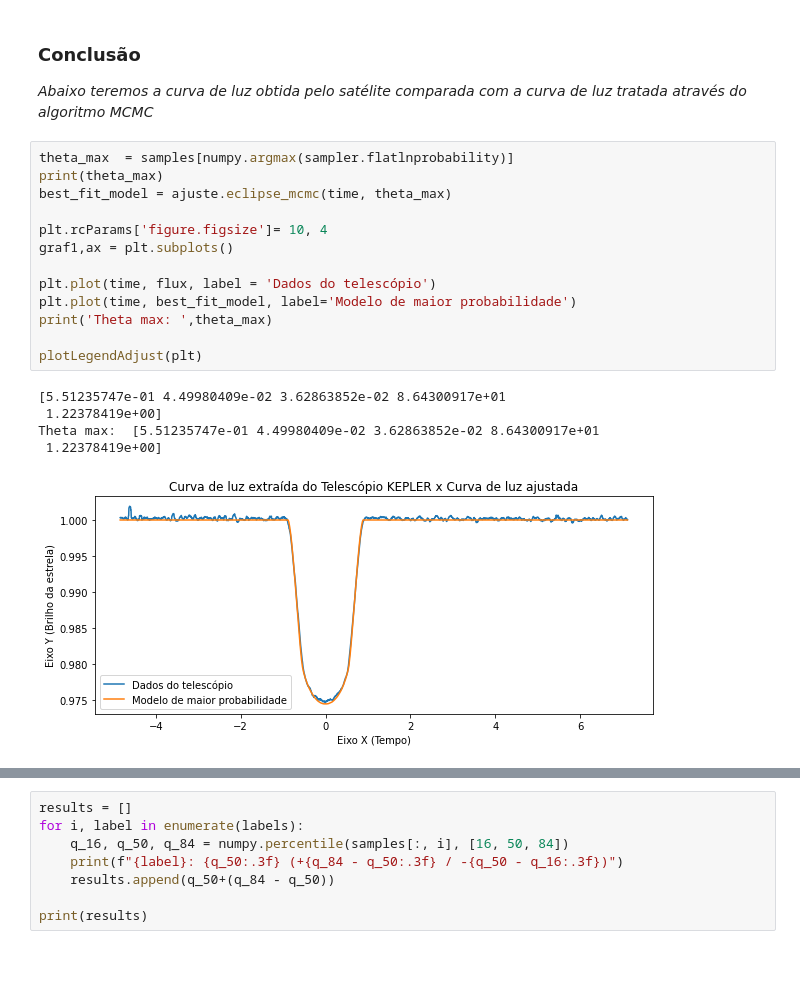
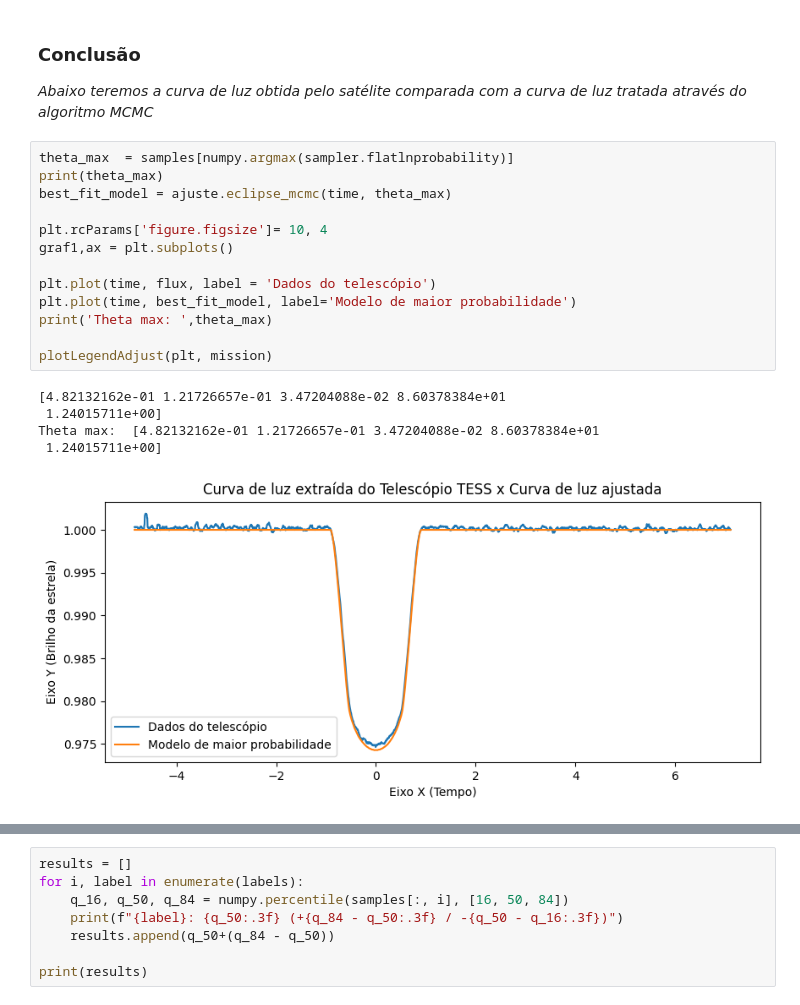
Before and after one commit to Transit-Model-CRAAM/eclipse-model-star-activity, a Jupyter notebook: Eclipse/main-mcmc.ipynb, the cells around one changed output, grey strips where cells are left out. Drawn from its saved outputs; the diff is of its cells as text; blank space fills up the shorter version.

```diff
--- a/Eclipse/main-mcmc.ipynb
+++ b/Eclipse/main-mcmc.ipynb
@@ -212,22 +210,22 @@ _Abaixo teremos a curva de luz obtida pelo satélite comparada com a curva de lu
 # %%
 theta_max  = samples[numpy.argmax(sampler.flatlnprobability)]
 print(theta_max)
 best_fit_model = ajuste.eclipse_mcmc(time, theta_max)
 
 plt.rcParams['figure.figsize']= 10, 4
 graf1,ax = plt.subplots()
 
 plt.plot(time, flux, label = 'Dados do telescópio')
 plt.plot(time, best_fit_model, label='Modelo de maior probabilidade')
 print('Theta max: ',theta_max)
 
-plotLegendAdjust(plt)
+plotLegendAdjust(plt, mission)
 # %% [output]
-[5.51235747e-01 4.49980409e-02 3.62863852e-02 8.64300917e+01
- 1.22378419e+00]
-Theta max:  [5.51235747e-01 4.49980409e-02 3.62863852e-02 8.64300917e+01
- 1.22378419e+00]
+[4.82132162e-01 1.21726657e-01 3.47204088e-02 8.60378384e+01
+ 1.24015711e+00]
+Theta max:  [4.82132162e-01 1.21726657e-01 3.47204088e-02 8.60378384e+01
+ 1.24015711e+00]
-[figure, old version]
+[figure, new version]
 # %%
 labels = ['u1','u2','a','inc','rp']
 fig = corner.corner(samples,show_titles=True,labels=labels,plot_datapoints=True,quantiles=[0.16, 0.5, 0.84])
```
Also changed, not shown: parts of 21 cells of this notebook, 6 other files.
